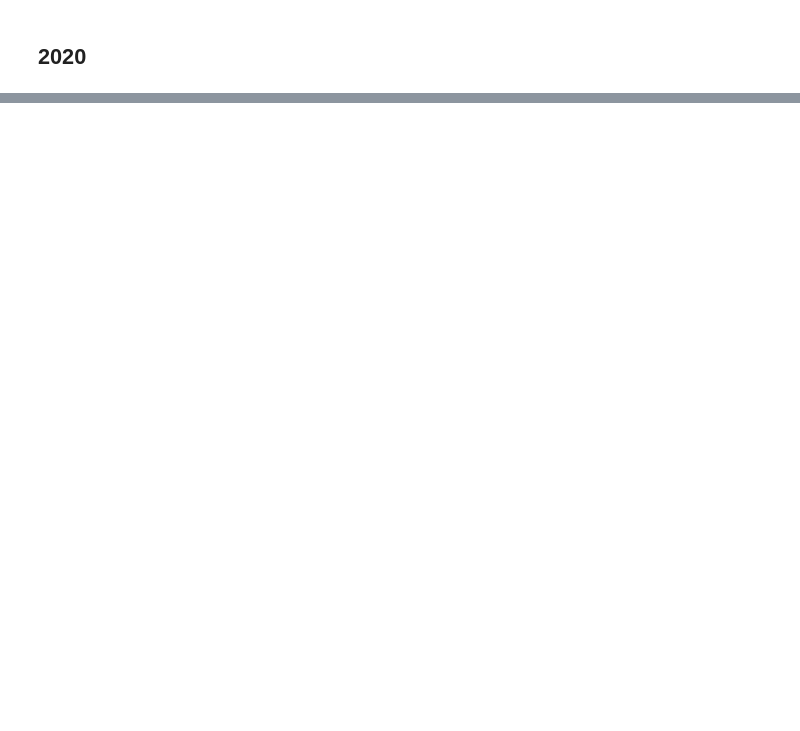
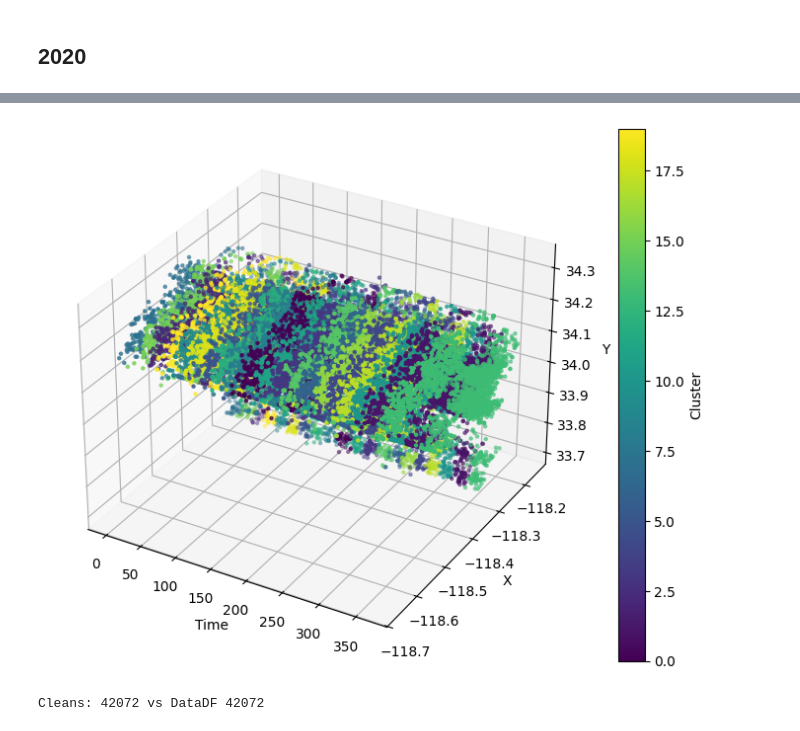
Before and after one commit to 0gwiazda/eksploracja-danych-projekt, a Jupyter notebook: CrimeDataSet_TypicalAndKmeans.ipynb, the cells around one changed output, grey strips where cells are left out. Drawn from its saved outputs; the diff is of its cells as text; code cells hidden in the pictures; blank space fills up the shorter version.

Commit message:
Kmeans

```diff
--- a/CrimeDataSet_TypicalAndKmeans.ipynb
+++ b/CrimeDataSet_TypicalAndKmeans.ipynb
@@ -245,7 +245,7 @@ def gauss_calc_df(split, category, m, K = k, h = 1.):
   gauss_res = []
   gauss_to_original = {}
   for extract in extract_columns:
-    column = temp[extract].to_numpy()
+    column = temp[extract].copy().to_numpy()
     copy = column.copy()
     if extract == 'DATE OCC':
       column = convert_date_to_numbers(column)
@@ -429,9 +431,9 @@ def find_and_remove_atypical(data, cathegory, m, r):
 slices = {}
 cleans = {}
 all_data = {}
-years = [2020, 2022, 2023]
+years = [2020]#, 2022, 2023]
 
-for i in range(len(split_years)):
+for i in range(1):
     temp = {}
     for name in crimes_categories_names:
         slice, clean = find_and_remove_atypical(split_years[i], name, 1000, 0.05)
@@ -475,0 +488,21 @@ def calculate_kmeans(clean, n_cliusters):
+# %%
+def prepare_data_for_kmeans(clean):
+    temp = clean.copy()
+    x_tab = []
+    cols = ['DATE OCC', 'LON', 'LAT']
+    data_df = pd.DataFrame(columns=cols)
+
+    for col in cols:
+        data = temp[col].to_numpy()
+
+
+        if col == 'DATE OCC':
+            data = temp[col].dt.date.to_numpy()
+            data = convert_date_to_numbers(data)
+
+        x = np.linspace(np.min(data), np.max(data), len(data))
+
+        data_df[col] = data
+        x_tab.append(x)
+    display(data_df)
+    return data_df, x_tab
@@ -475,0 +544,3 @@ def calculate_kmeans(clean, n_cliusters):
+# %%
+data_df, centers = calculate_kmeans_3D(all_data[2020]["cleans"]["Abuse"], 20)
+display(data_df)
@@ -475,0 +574,18 @@ def calculate_kmeans(clean, n_cliusters):
+# %%
+fig = plt.figure(figsize=(10, 7))
+
+ax = fig.add_subplot(111, projection='3d')
+scatter = ax.scatter(data_df['DATE OCC'], data_df['LON'], data_df['LAT'], c=data_df['clusters'], cmap='viridis', marker='.')
+
+# Add labels and color bar
+ax.set_xlabel('Time')
+ax.set_ylabel('X')
+ax.set_zlabel('Y')
+plt.colorbar(scatter, ax=ax, label='Cluster')
+plt.show()
+# %% [output]
+[figure, added]
+# %%
+print(f'Cleans: {len(all_data[2020]["cleans"]["Abuse"])} vs DataDF {len(data_df)}')
+# %% [output]
+Cleans: 42072 vs DataDF 42072
```
Also changed, not shown: parts of 16 cells of this notebook.
